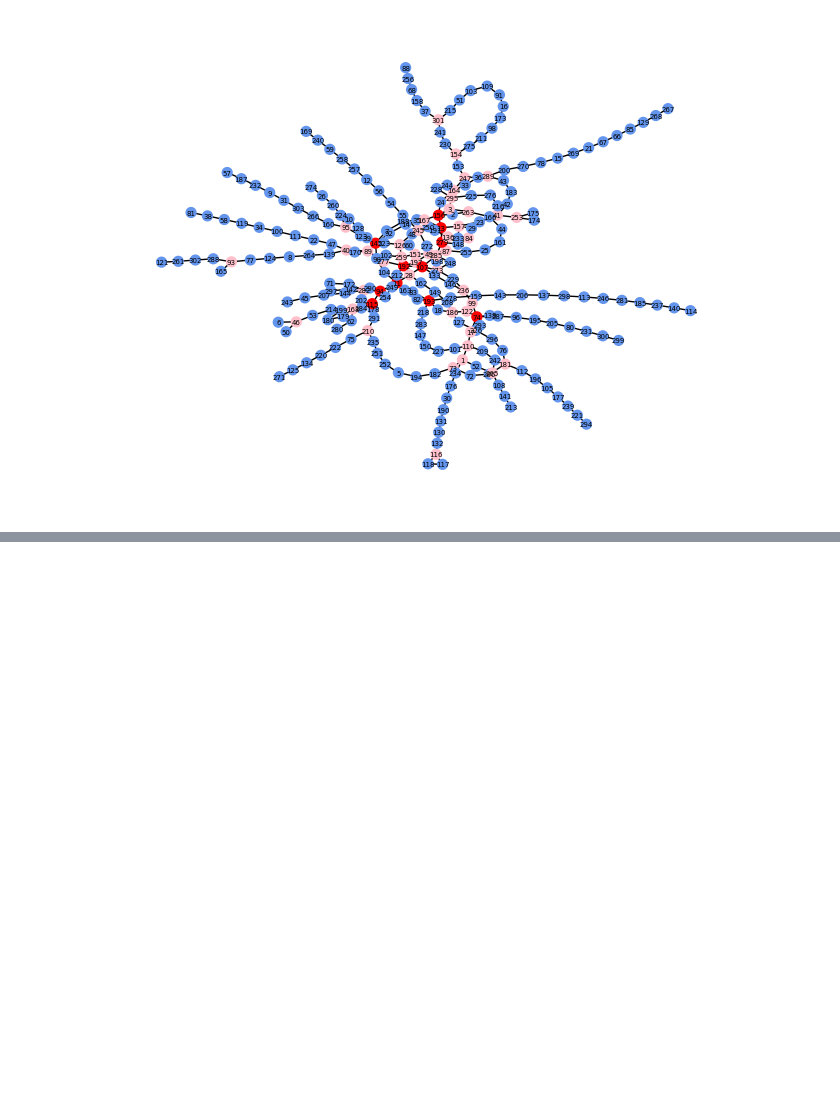
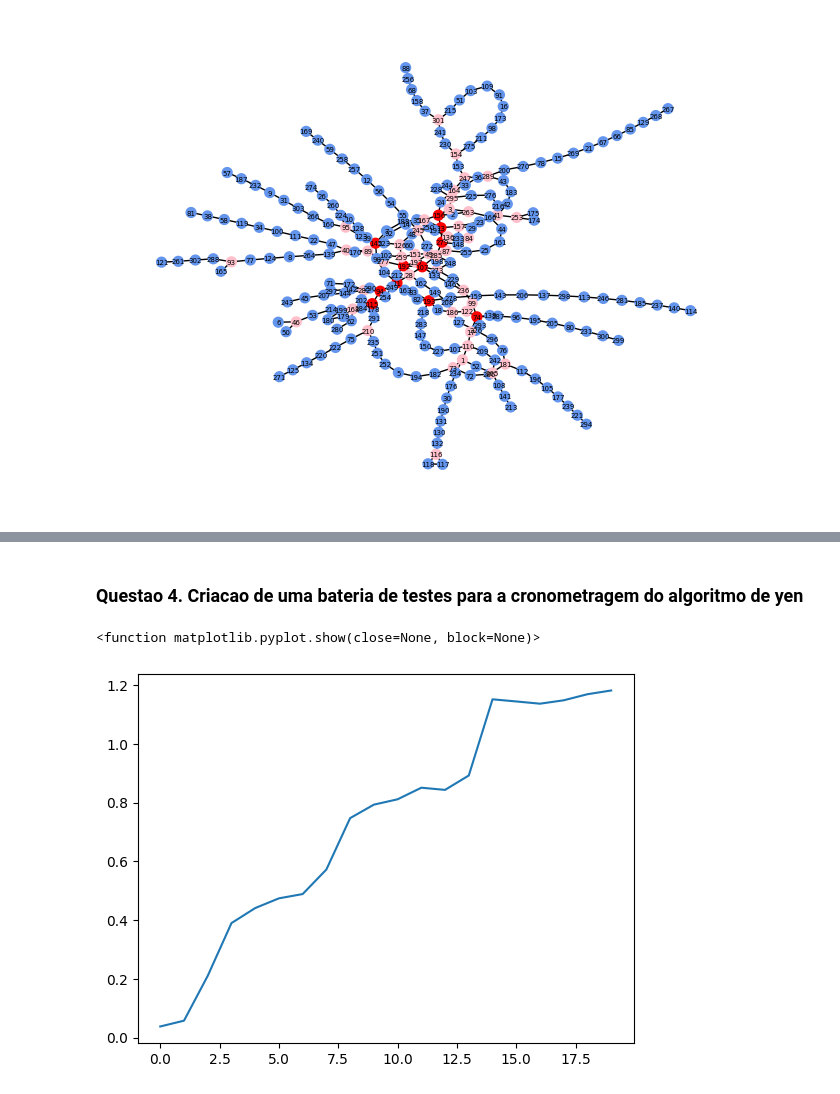
Before and after one commit to salvador-palma/DAA, a Jupyter notebook: Mini_Trabalho_2/main.ipynb, the cells around one changed output, grey strips where cells are left out. Drawn from its saved outputs; the diff is of its cells as text; code cells hidden in the pictures; blank space fills up the shorter version.

```diff
--- a/Mini_Trabalho_2/main.ipynb
+++ b/Mini_Trabalho_2/main.ipynb
@@ -259,26 +260,37 @@ class FibonacciHeap:
 # %%
 def dijkstras(g : Grafo, origin : int, measure:int = 0):
+
+    #Iniciar a Fibonacci Queue com apenas a Origem
     vertices = g.vertices
     dictionary = {}
-    priority_queue = [(0,origin)]
+    pq = fibheap.makefheap()
+    fibheap.fheappush(pq,(0,origin))
+
+    #Definir as distancias para todos os vertices para Infinito exceto a Origem
     for v in vertices:
         if v.ID == origin:
             dictionary[str(v)] = {'Distance':0, 'Previous':None}
         else:
             dictionary[str(v)] = {'Distance':math.inf, 'Previous':None}
-    while priority_queue:
-        prevMeasure, vertexID = heapq.heappop(priority_queue)
+
+    #Enquanto tivermos vertices para analisar na fila prioritaria ->
+    while pq.num_nodes:
+        #Obter os vertices vizinhos e os pesos das arestas que os ligam
+        prevMeasure, vertexID = fibheap.fheappop(pq)
         exploring : Vertice = g.getVertice(vertexID)
         neighbors = g.getNextNodes(exploring.ID, measure)
 
+        #Por cada vizinho ->
         for identifier,w in neighbors.items():
+            #Se a distancia registada for maior que a nova distancia descoberta, atualizamos os valores e coloca-mos o vizinho na fila
             newDistance = round(dictionary[str(exploring)]['Distance'] + w, 3)
             prevDistance = dictionary[identifier]['Distance']
             if newDistance < prevDistance:
                 dictionary[str(identifier)] = {'Distance':newDistance, 'Previous':exploring.val()}
-                heapq.heappush(priority_queue, (newDistance,int(identifier)))
+                fibheap.fheappush(pq,(newDistance,int(identifier)))
     return dictionary
 
+#Esta funcao funciona de forma extremamente semelhante a definida em cima
 def dijkstrasLineSwap(g : Grafo, origin : int, measure:int = 0):
     vertices = g.vertices
     dictionary = {}
@@ -305,11 +317,13 @@ def dijkstrasLineSwap(g : Grafo, origin : int, measure:int = 0):
                 heapq.heappush(priority_queue, (newDistance,(int(identifier), w)))
     return dictionary
 
+
 def dijkstras_path(g, origin:int, dest:int, measure:int=0):
     d = dijkstras(g,origin,measure) if measure != 5 else dijkstrasLineSwap(g,origin,measure)
     path=[]
     prev = str(dest)
     dist = d[prev]['Distance']
+    #Continuar enquanto o Vertice  tiver um Vertice que o antecede
     while prev is not None:
         path.append(int(prev))
         prev = d[str(prev)]['Previous']
@@ -422,0 +455,28 @@ Fastest 5 Paths from 109->141 at 7:00-10:00
+# %% [markdown]
+### Questao 4. Criacao de uma bateria de testes para a cronometragem do algoritmo de yen
+# %%
+def cronometragem_yen(g:Grafo, batch:int, until:int):
+    X = []
+    Y = []
+    vertexes = grafo.vertices
+    n1 = random.choice(vertexes)
+    n2 = n1
+    while n2 == n1:
+        n2 = random.choice(vertexes)
+    for k in range(until):
+        X.append(k)
+        res = 0
+        for b in range(batch):
+            start = time.time()
+            Yen(g,k,n1,n2,0)
+            res += time.time()-start
+        res = res / batch
+        Y.append(res)
+    return X,Y
+# %%
+X,Y = cronometragem_yen(grafo, 15, 20)
+plt.plot(X,Y)
+plt.show
+# %% [output]
+<function matplotlib.pyplot.show(close=None, block=None)>
+[figure, added]
```
Also changed, not shown: parts of 19 cells of this notebook, 3 other files.
